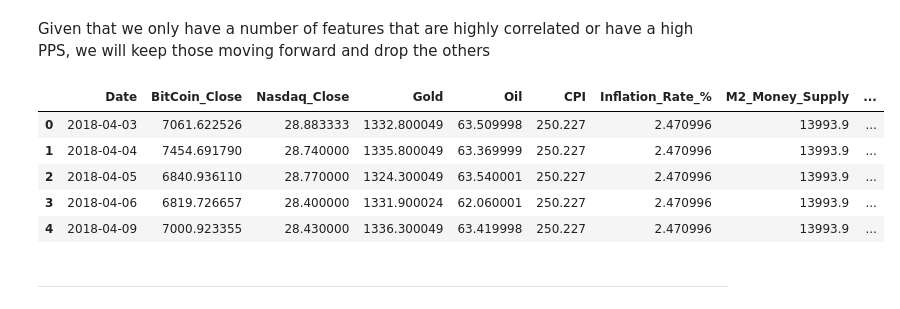
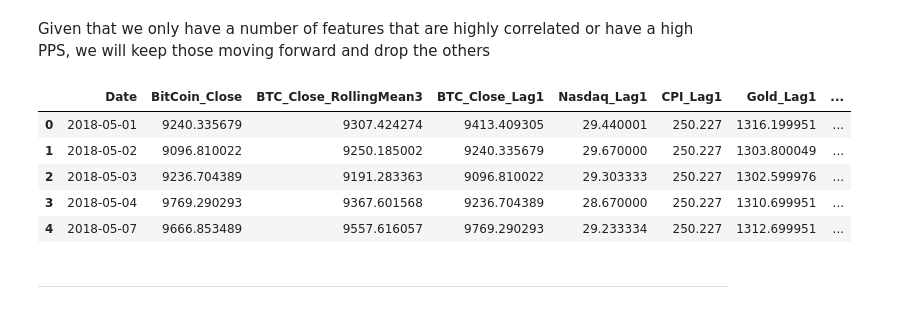
Before and after one commit to Mickyreegs/Project5, a Jupyter notebook: jupyter_notebooks/Data_Analysis.ipynb, the cells around one changed output. Cells and saved outputs as stored; diff of their text form; code cells hidden in the pictures.

```diff
--- a/jupyter_notebooks/Data_Analysis.ipynb
+++ b/jupyter_notebooks/Data_Analysis.ipynb
@@ -49,6 +49,6 @@ current_dir
 ### Load the data
 # %%
 import pandas as pd
-df = (pd.read_csv("outputs/datasets/collection/BitCoinVsMacroNasdaq_v2.csv"))
+df = (pd.read_csv("outputs/datasets/collection/BitCoinVsMacroNasdaq_v3.csv"))
 df.head()
 # %% [output]
@@ -236,15 +238,26 @@ The below were observed under Predictive Power Score:
 # %% [markdown]
 Given that we only have a number of features that are highly correlated or have a high PPS, we will keep those moving forward and drop the others
 # %%
-df_cleaned = df[["Date", "BitCoin_Close", "Nasdaq_Close", "Gold", "Oil", "CPI", "Inflation_Rate_%", "M2_Money_Supply", "TEDSpread", "10Y Treasury Yield"]]
+df_cleaned = df[
+    ["Date",
+    "BitCoin_Close",
+    "BTC_Close_RollingMean3",
+    "BTC_Close_Lag1",
+    "Nasdaq_Lag1",
+    "CPI_Lag1",
+    "Gold_Lag1",
+    "TEDSpread_Lag1",
+    "M2_Lag1",
+    "Inflation_Lag1",
+    "TreasuryYield_Lag1"]]
 df_cleaned.head()
 # %% [output]
-|  | Date | BitCoin_Close | Nasdaq_Close | Gold | Oil | CPI | Inflation_Rate_% | M2_Money_Supply | ... |
-| 0 | 2018-04-03 | 7061.622526 | 28.883333 | 1332.800049 | 63.509998 | 250.227 | 2.470996 | 13993.9 | ... |
-| 1 | 2018-04-04 | 7454.691790 | 28.740000 | 1335.800049 | 63.369999 | 250.227 | 2.470996 | 13993.9 | ... |
-| 2 | 2018-04-05 | 6840.936110 | 28.770000 | 1324.300049 | 63.540001 | 250.227 | 2.470996 | 13993.9 | ... |
-| 3 | 2018-04-06 | 6819.726657 | 28.400000 | 1331.900024 | 62.060001 | 250.227 | 2.470996 | 13993.9 | ... |
-| 4 | 2018-04-09 | 7000.923355 | 28.430000 | 1336.300049 | 63.419998 | 250.227 | 2.470996 | 13993.9 | ... |
+|  | Date | BitCoin_Close | BTC_Close_RollingMean3 | BTC_Close_Lag1 | Nasdaq_Lag1 | CPI_Lag1 | Gold_Lag1 | ... |
+| 0 | 2018-05-01 | 9240.335679 | 9307.424274 | 9413.409305 | 29.440001 | 250.227 | 1316.199951 | ... |
+| 1 | 2018-05-02 | 9096.810022 | 9250.185002 | 9240.335679 | 29.670000 | 250.227 | 1303.800049 | ... |
+| 2 | 2018-05-03 | 9236.704389 | 9191.283363 | 9096.810022 | 29.303333 | 250.227 | 1302.599976 | ... |
+| 3 | 2018-05-04 | 9769.290293 | 9367.601568 | 9236.704389 | 28.670000 | 250.227 | 1310.699951 | ... |
+| 4 | 2018-05-07 | 9666.853489 | 9557.616057 | 9769.290293 | 29.233334 | 250.227 | 1312.699951 | ... |
 # %% [markdown]
 ---
 # %% [markdown]
```
Also changed, not shown: parts of 14 cells of this notebook, 10 other files.
